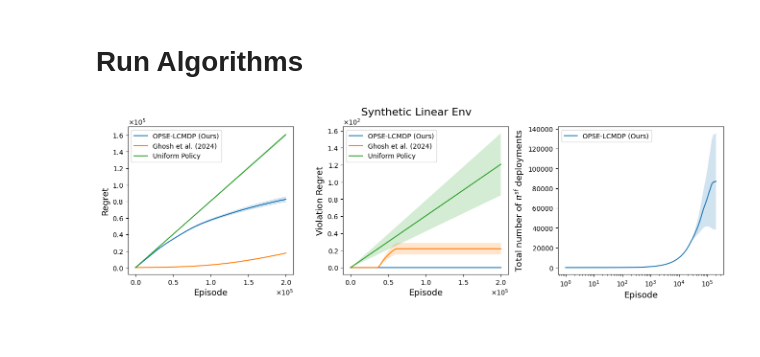
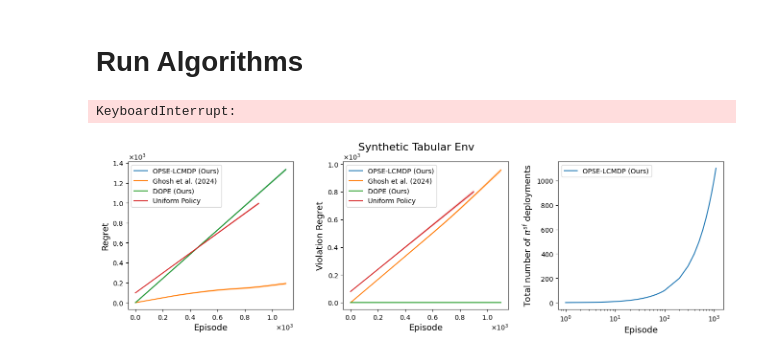
Before and after one commit to matsuolab/Episode-Wise-Safe-Linear-CMDP, a Jupyter notebook: Experiment-tabular.ipynb, the cells around one changed output. Saved outputs shown, nothing was run; the diff lists cells and outputs as text; code cells hidden in the pictures.

Commit message:
Update: DOPE

```diff
--- a/Experiment-tabular.ipynb
+++ b/Experiment-tabular.ipynb
@@ -18,7 +18,7 @@ from envs.cmdp import CMDP
 
 if CMDP_type == "random":
     from envs.tabular import create_cmdp as _create_cmdp
-    create_cmdp = lambda key, **args: _create_cmdp(key, S=10, A=3, H=15, const_scale=0.6)
+    create_cmdp = lambda key, **args: _create_cmdp(key, S=7, A=3, H=5, const_scale=0.6)
 elif CMDP_type == "streaming":
     from envs.streaming import create_cmdp
 elif CMDP_type == "linear":
@@ -267,6 +387,10 @@ class Buffer:
         self.regrets_Ghosh = []
         self.vio_regrets_Ghosh = []
 
+        self.episodes_DOPE = []
+        self.regrets_DOPE = []
+        self.vio_regrets_DOPE = []
+
         self.episodes_uni = []
         self.regrets_uni = []
         self.vio_regrets_uni = []
@@ -281,6 +405,11 @@ class Buffer:
         self.episodes_Ghosh.append(episodes_Ghosh)
         self.regrets_Ghosh.append(regrets_Ghosh)
         self.vio_regrets_Ghosh.append(vio_regrets_Ghosh)
+
+    def add_DOPE(self, episodes_DOPE, regrets_DOPE, vio_regrets_DOPE):
+        self.episodes_DOPE.append(episodes_DOPE)
+        self.regrets_DOPE.append(regrets_DOPE)
+        self.vio_regrets_DOPE.append(vio_regrets_DOPE)
 
     def add_uni(self, episodes_uni, regrets_uni, vio_regrets_uni):
         self.episodes_uni.append(episodes_uni)
@@ -297,11 +426,15 @@ class Buffer:
         Ghosh_regrets = np.array(self.regrets_Ghosh)
         Ghosh_vio_regrets = np.array(self.vio_regrets_Ghosh)
 
+        DOPE_episodes = np.array(self.episodes_DOPE)
+        DOPE_regrets = np.array(self.regrets_DOPE)
+        DOPE_vio_regrets = np.array(self.vio_regrets_DOPE)
+
         uni_episodes = np.array(self.episodes_uni)
         uni_regrets = np.array(self.regrets_uni)
         uni_vio_regrets = np.array(self.vio_regrets_uni)
 
-        return episodes, regrets, vio_regrets, deploy_sums, Ghosh_episodes, Ghosh_regrets, Ghosh_vio_regrets, uni_episodes, uni_regrets, uni_vio_regrets
+        return episodes, regrets, vio_regrets, deploy_sums, Ghosh_episodes, Ghosh_regrets, Ghosh_vio_regrets, DOPE_episodes, DOPE_regrets, DOPE_vio_regrets, uni_episodes, uni_regrets, uni_vio_regrets
 
 
 @ray.remote
@@ -336,6 +469,20 @@ def run_Ghosh(buffer, seed):
 
 
 @ray.remote
+def run_DOPE(buffer, seed):
+    key = PRNGKey(seed)
+    cmdp = create_cmdp(key)
+    cmdp = set_cmdp_info(cmdp)
+
+    episodes_DOPE, regrets_DOPE, vio_regrets_DOPE = RunAlgoDOPE(cmdp, K, seed)
+
+    buffer.add_DOPE.remote(
+        np.array(episodes_DOPE),
+        np.array(regrets_DOPE),
+        np.array(vio_regrets_DOPE)
+    )
+
+@ray.remote
 def run_uni(buffer, seed):
     key = PRNGKey(seed)
     cmdp = create_cmdp(key)
@@ -356,9 +503,12 @@ jobs = []
 for i in range(NUM_SEEDS):
     jobs.append(run_proposal.remote(buffer, i))
     jobs.append(run_Ghosh.remote(buffer, i))
+    jobs.append(run_DOPE.remote(buffer, i))
     jobs.append(run_uni.remote(buffer, i))
 
 _ = ray.get(jobs)
+# %% [output]
+KeyboardInterrupt:
 # %%
 import pickle
 
@@ -369,7 +519,7 @@ with open(f"results-{CMDP_type}.pkl", "wb") as f:
 import pickle
 with open(f"results-{CMDP_type}.pkl", "rb") as f:
     results = pickle.load(f)
-    episodes, regrets, vio_regrets, deploy_sums, Ghosh_episodes, Ghosh_regrets, Ghosh_vio_regrets, uni_episodes, uni_regrets, uni_vio_regrets = results
+    episodes, regrets, vio_regrets, deploy_sums, Ghosh_episodes, Ghosh_regrets, Ghosh_vio_regrets, DOPE_episodes, DOPE_regrets, DOPE_vio_regrets, uni_episodes, uni_regrets, uni_vio_regrets = results
 # %%
 import numpy as np
 import matplotlib.pyplot as plt
@@ -395,6 +545,10 @@ Ghosh_epi_mean = Ghosh_episodes.mean(axis=0)
 Ghosh_reg_mean, Ghosh_reg_std = Ghosh_regrets.mean(axis=0), Ghosh_regrets.std(axis=0)
 Ghosh_vio_mean, Ghosh_vio_std = Ghosh_vio_regrets.mean(axis=0), Ghosh_vio_regrets.std(axis=0)
 
+DOPE_epi_mean = DOPE_episodes.mean(axis=0)
+DOPE_reg_mean, DOPE_reg_std = DOPE_regrets.mean(axis=0), DOPE_regrets.std(axis=0)
+DOPE_vio_mean, DOPE_vio_std = DOPE_vio_regrets.mean(axis=0), DOPE_vio_regrets.std(axis=0)
+
 uni_epi_mean = uni_episodes.mean(axis=0)
 uni_reg_mean, uni_reg_std = uni_regrets.mean(axis=0), uni_regrets.std(axis=0)
 uni_vio_mean, uni_vio_std = uni_vio_regrets.mean(axis=0), uni_vio_regrets.std(axis=0)
@@ -410,6 +564,8 @@ ax.plot(epi_mean, reg_mean, label="OPSE-LCMDP (Ours)", rasterized=True)
 ax.fill_between(epi_mean, reg_mean - 0.1 * reg_std, reg_mean + 0.1 * reg_std, alpha=0.2)
 ax.plot(Ghosh_epi_mean, Ghosh_reg_mean, label="Ghosh et al. (2024)", rasterized=True)
 ax.fill_between(Ghosh_epi_mean, Ghosh_reg_mean - 0.1 * Ghosh_reg_std, Ghosh_reg_mean + 0.1 * Ghosh_reg_std, alpha=0.2)
+ax.plot(DOPE_epi_mean, DOPE_reg_mean, label="DOPE (Ours)", rasterized=True)
+ax.fill_between(DOPE_epi_mean, DOPE_reg_mean - 0.1 * DOPE_reg_std, DOPE_reg_mean + 0.1 * DOPE_reg_std, alpha=0.2)
 ax.plot(uni_epi_mean, uni_reg_mean, label="Uniform Policy", rasterized=True)
 ax.fill_between(uni_epi_mean, uni_reg_mean - 0.1 * uni_reg_std, uni_reg_mean + 0.1 * uni_reg_std, alpha=0.2)
 
@@ -427,33 +583,35 @@ ax2.plot(epi_mean, vio_mean, label="OPSE-LCMDP (Ours)", rasterized=True)
 ax2.fill_between(epi_mean, vio_mean - 0.1 * vio_std, vio_mean + 0.1 * vio_std, alpha=0.2)
 ax2.plot(Ghosh_epi_mean, Ghosh_vio_mean, label="Ghosh et al. (2024)", rasterized=True)
 ax2.fill_between(Ghosh_epi_mean, Ghosh_vio_mean - 0.1 * Ghosh_vio_std, Ghosh_vio_mean + 0.1 * Ghosh_vio_std, alpha=0.2)
+ax2.plot(DOPE_epi_mean, DOPE_vio_mean, label="DOPE (Ours)", rasterized=True)
+ax2.fill_between(DOPE_epi_mean, DOPE_vio_mean - 0.1 * DOPE_vio_std, DOPE_vio_mean + 0.1 * DOPE_vio_std, alpha=0.2)
 ax2.plot(uni_epi_mean, uni_vio_mean, label="Uniform Policy", rasterized=True)
 ax2.fill_between(uni_epi_mean, uni_vio_mean - 0.1 * uni_vio_std, uni_vio_mean + 0.1 * uni_vio_std, alpha=0.2)
 ax2.set_ylabel("Violation Regret", fontdict={"fontsize": 13})
 ax2.set_xlabel("Episode", fontdict={"fontsize": 13})
 ax2.legend()
 ax2.yaxis.set_major_formatter(FixedOrderFormatter(6 ,useMathText=True))
 ax2.xaxis.set_major_formatter(FixedOrderFormatter(5 ,useMathText=True))
 ax2.ticklabel_format(style="sci",  axis="y", scilimits=(0,0))
 ax2.ticklabel_format(style="sci",  axis="x", scilimits=(0,0))
 
 # plot number of safe policy deployments
 ax3 = fig.add_subplot(1, 3, 3)
 ax3.plot(epi_mean, deploy_mean, label="OPSE-LCMDP (Ours)", rasterized=True)
 ax3.fill_between(epi_mean, deploy_mean - deploy_std, deploy_mean + deploy_std, alpha=0.2)
 ax3.set_ylabel(r"Total number of $\pi^{\mathrm{sf}}$ deployments", fontdict={"fontsize": 13})
 ax3.set_xlabel("Episode", fontdict={"fontsize": 13})
 ax3.set_xscale("log")
 ax3.legend()
 
 if CMDP_type == "random":
     plt.suptitle(f"Synthetic Tabular Env", fontsize=16)
 elif CMDP_type == "streaming":
     plt.suptitle(f"Media Streaming Env", fontsize=16)
 elif CMDP_type == "linear":
     plt.suptitle(f"Synthetic Linear Env", fontsize=16)
 
 # plt.tight_layout()
 plt.savefig(f"results-{CMDP_type}.pdf")
 # %% [output]
-[figure, old version]
+[figure, new version]
```
Also changed, not shown: parts of 5 cells of this notebook, 6 other files.
